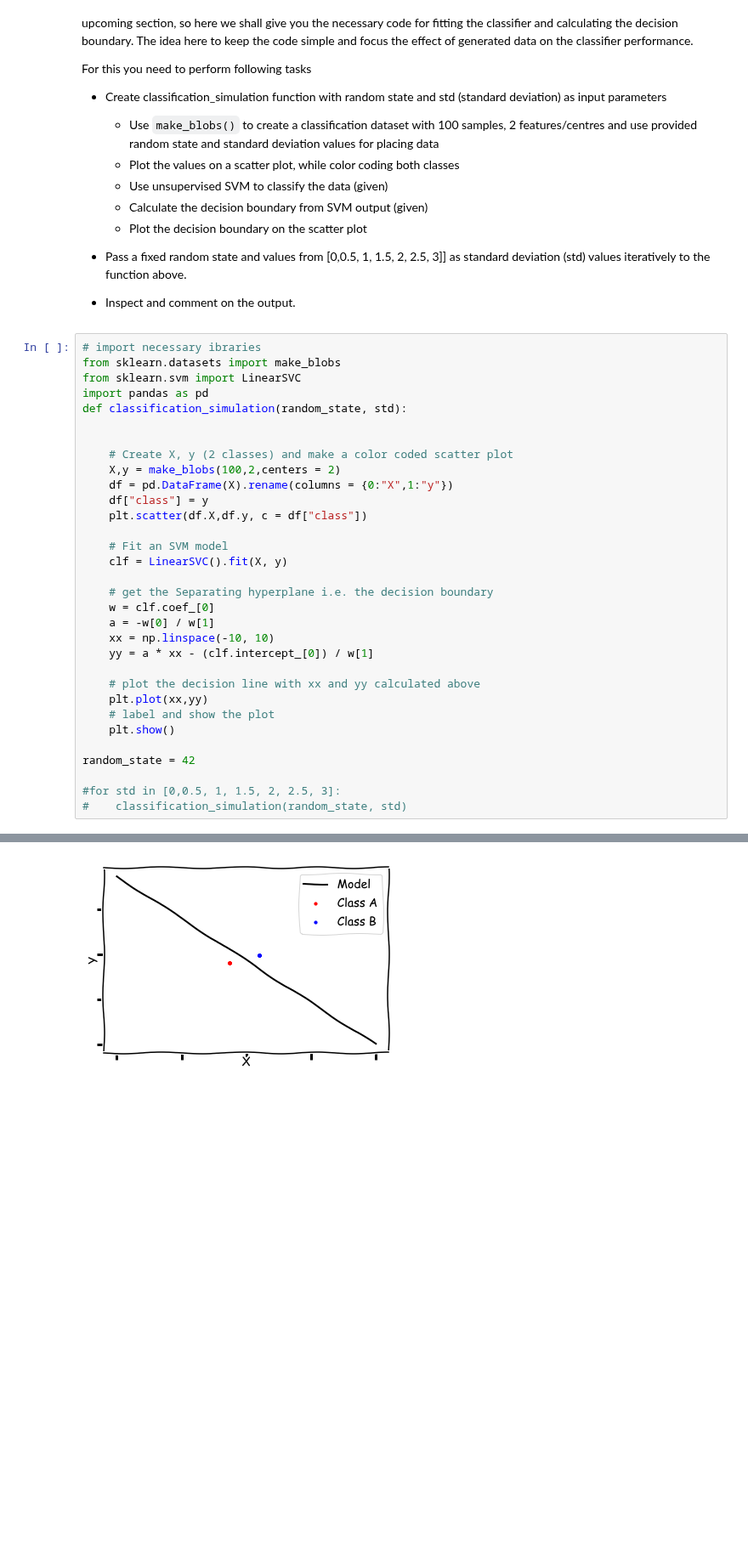
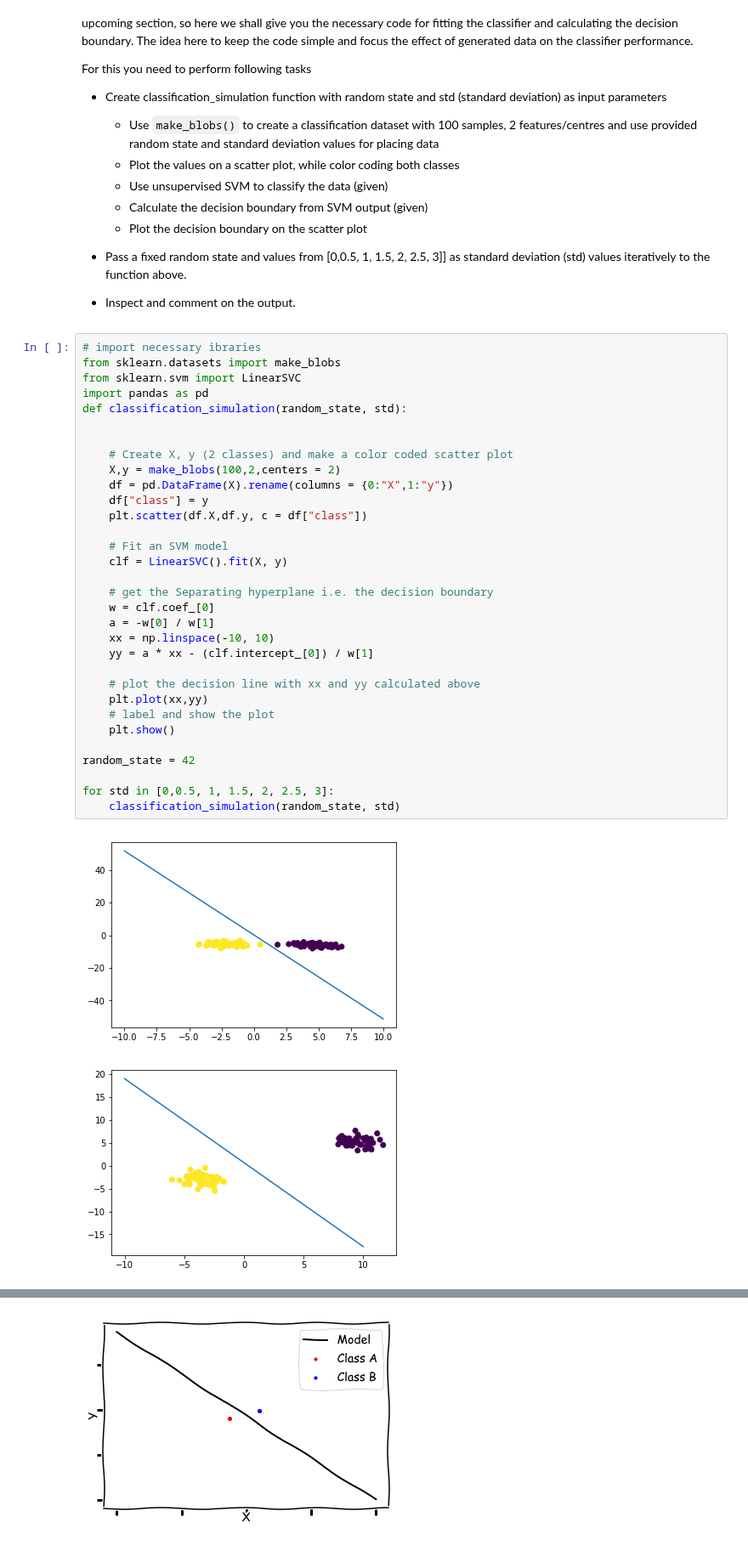
Before and after one commit to Pietrassyk/dsc-generating-data-lab-nyc-ds-career-042219, a Jupyter notebook: index.ipynb, the cells around one changed output, grey strips where cells are left out. Shown at 85% size. Saved outputs shown, nothing was run; the diff lists cells and outputs as text; blank space fills up the shorter version.

```diff
--- a/index.ipynb
+++ b/index.ipynb
@@ -77,32 +77,35 @@ For this you need to perform following tasks
 # %%
 # import necessary ibraries
 from sklearn.datasets import make_blobs
 from sklearn.svm import LinearSVC
 import pandas as pd
 def classification_simulation(random_state, std):
 
 
     # Create X, y (2 classes) and make a color coded scatter plot
     X,y = make_blobs(100,2,centers = 2)
     df = pd.DataFrame(X).rename(columns = {0:"X",1:"y"})
     df["class"] = y
     plt.scatter(df.X,df.y, c = df["class"])
 
     # Fit an SVM model
     clf = LinearSVC().fit(X, y)
 
     # get the Separating hyperplane i.e. the decision boundary
     w = clf.coef_[0]
     a = -w[0] / w[1]
     xx = np.linspace(-10, 10)
     yy = a * xx - (clf.intercept_[0]) / w[1]
 
     # plot the decision line with xx and yy calculated above
     plt.plot(xx,yy)
     # label and show the plot
     plt.show()
 
 random_state = 42
 
-#for std in [0,0.5, 1, 1.5, 2, 2.5, 3]:
-#    classification_simulation(random_state, std)
+for std in [0,0.5, 1, 1.5, 2, 2.5, 3]:
+    classification_simulation(random_state, std)
+# %% [output]
+[figure, added]
+[figure, added]
```
Also changed, not shown: parts of 2 cells of this notebook.
